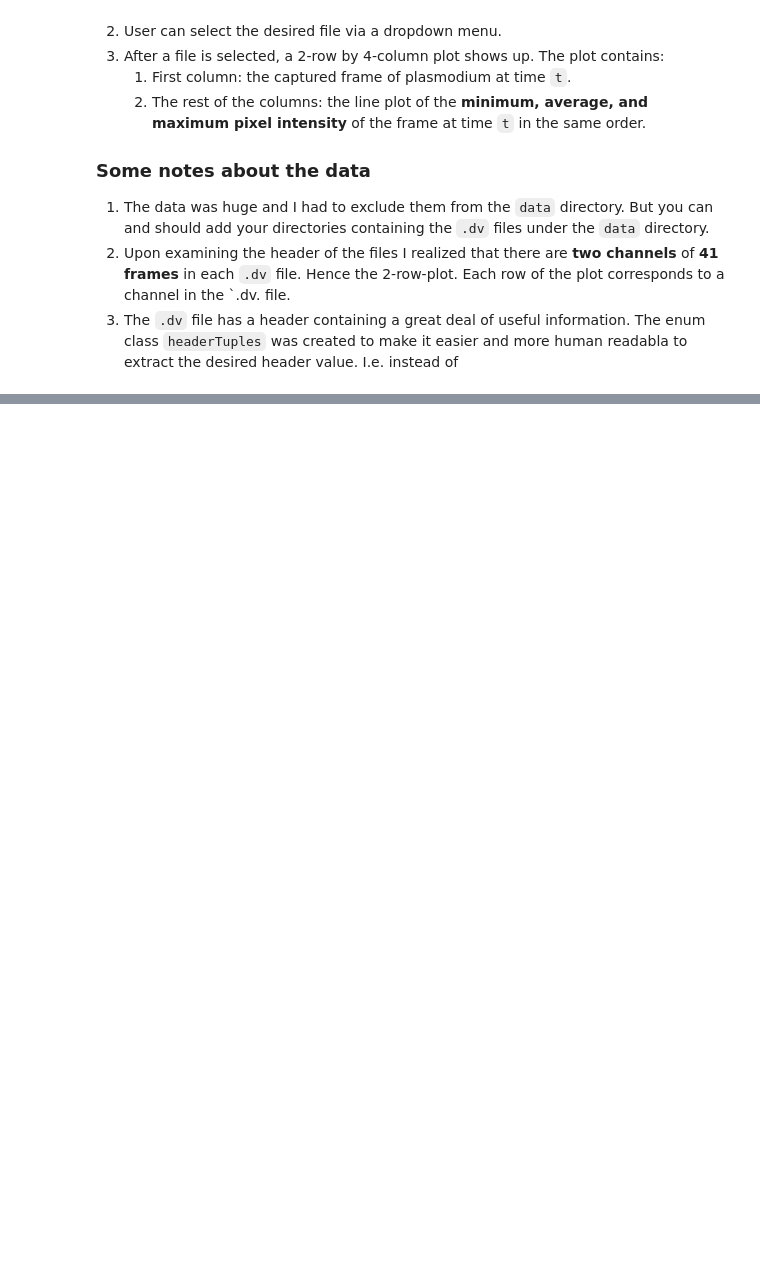
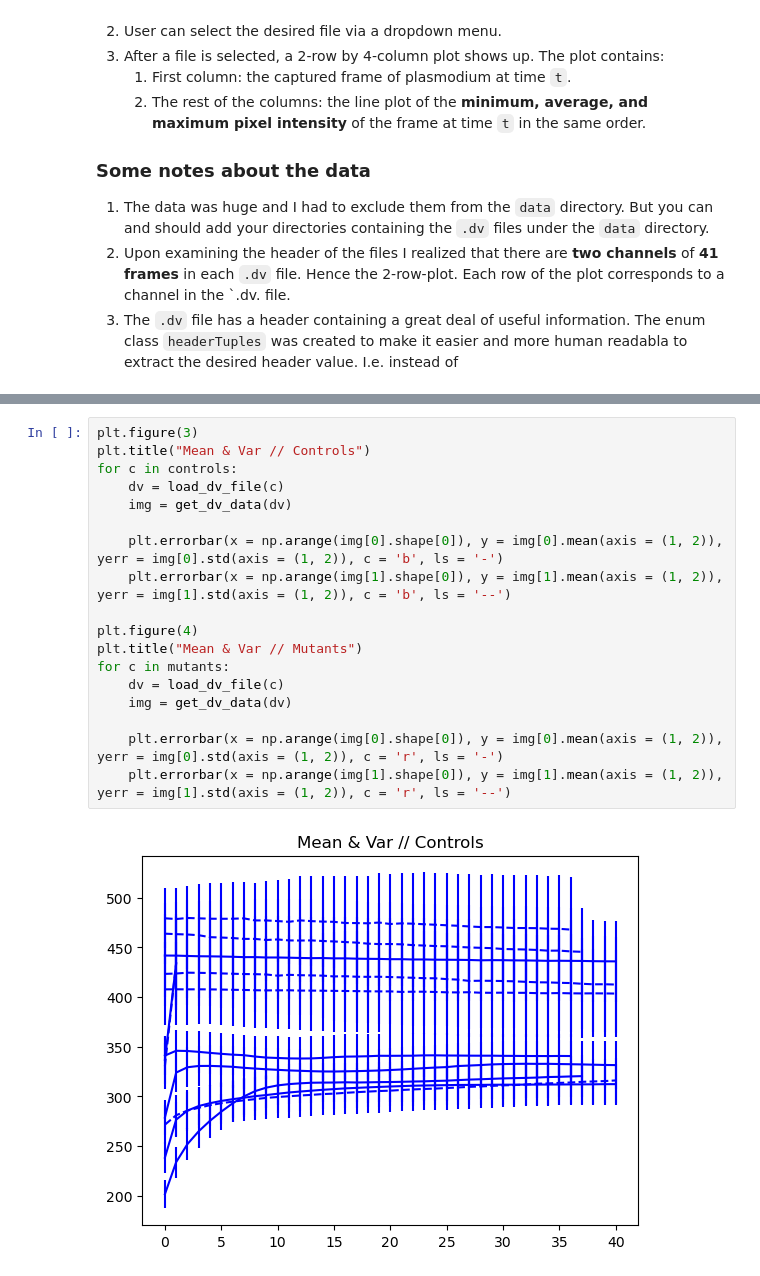
Before and after one commit to quinngroup/Plasmodium, a Jupyter notebook: Plasmodium.ipynb, the cells around one changed output, grey strips where cells are left out. Drawn from its saved outputs; the diff is of its cells as text; blank space fills up the shorter version.

```diff
--- a/Plasmodium.ipynb
+++ b/Plasmodium.ipynb
@@ -177,0 +244,20 @@ interactive(children=(Dropdown(description='select file', options=(), value=None
+# %%
+plt.figure(3)
+plt.title("Mean & Var // Controls")
+for c in controls:
+    dv = load_dv_file(c)
+    img = get_dv_data(dv)
+
+    plt.errorbar(x = np.arange(img[0].shape[0]), y = img[0].mean(axis = (1, 2)), yerr = img[0].std(axis = (1, 2)), c = 'b', ls = '-')
+    plt.errorbar(x = np.arange(img[1].shape[0]), y = img[1].mean(axis = (1, 2)), yerr = img[1].std(axis = (1, 2)), c = 'b', ls = '--')
+
+plt.figure(4)
+plt.title("Mean & Var // Mutants")
+for c in mutants:
+    dv = load_dv_file(c)
+    img = get_dv_data(dv)
+
+    plt.errorbar(x = np.arange(img[0].shape[0]), y = img[0].mean(axis = (1, 2)), yerr = img[0].std(axis = (1, 2)), c = 'r', ls = '-')
+    plt.errorbar(x = np.arange(img[1].shape[0]), y = img[1].mean(axis = (1, 2)), yerr = img[1].std(axis = (1, 2)), c = 'r', ls = '--')
+# %% [output]
+[figure, added]
```
Also changed, not shown: parts of 11 cells of this notebook.
